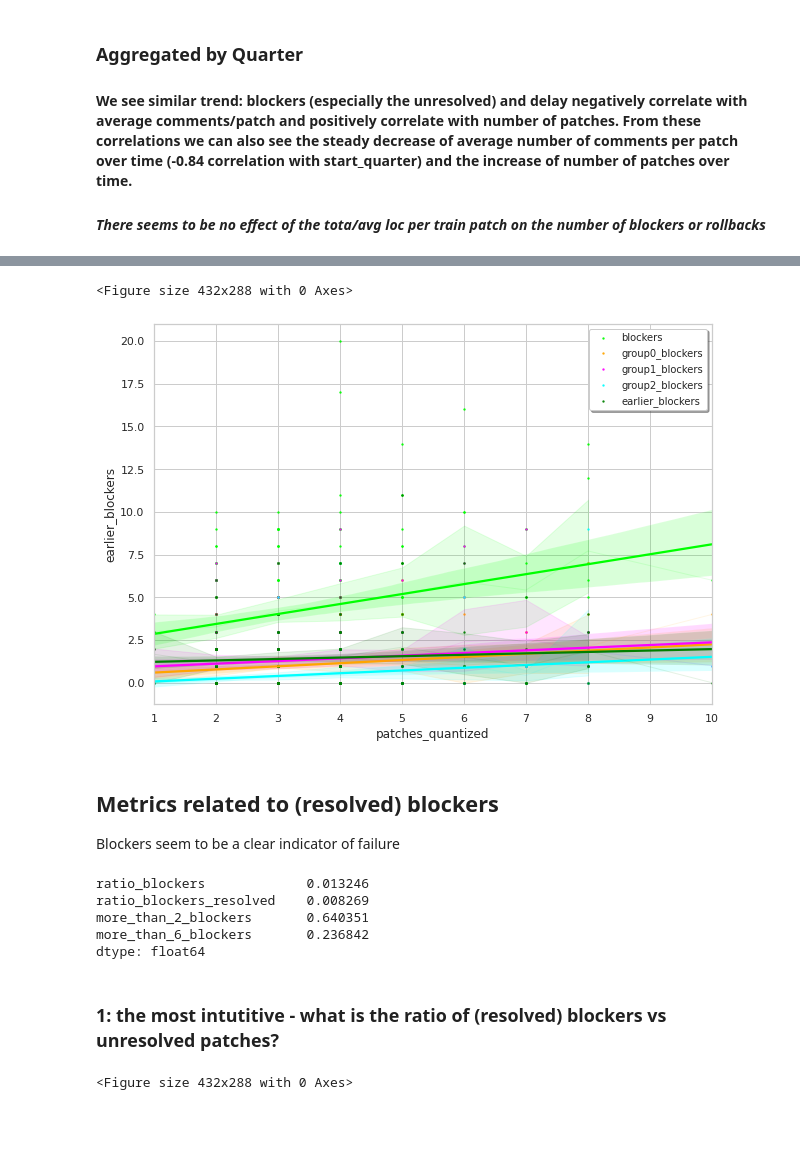
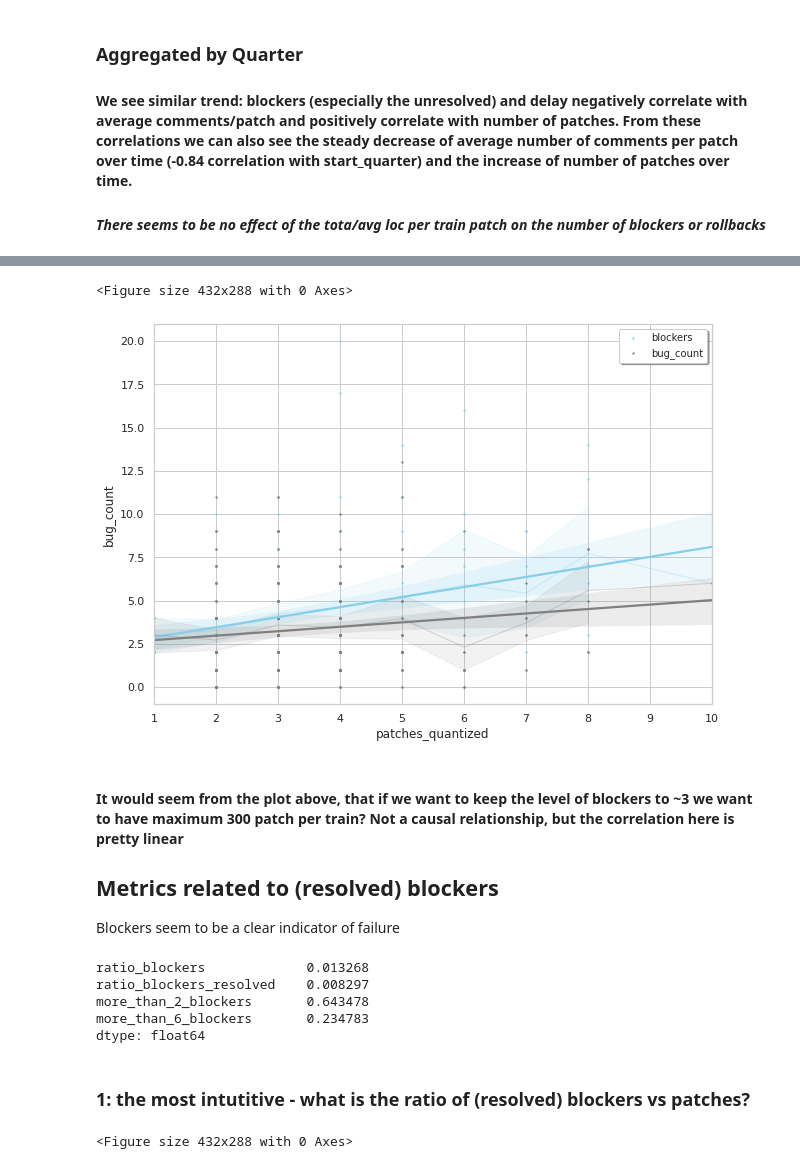
Before and after one commit to mirrys/release-engineering-data, a Jupyter notebook: metrics_reng_data.ipynb, the cells around one changed output, grey strips where cells are left out. Drawn from its saved outputs; the diff is of its cells as text; code cells hidden in the pictures; blank space fills up the shorter version.

```diff
--- a/metrics_reng_data.ipynb
+++ b/metrics_reng_data.ipynb
@@ -48,6 +48,7 @@ SELECT
     (select count(*) from blocker b where b.train_id = t.id and group_blocked = 1) as group1_blockers,
     (select count(*) from blocker b where b.train_id = t.id and group_blocked = 2) as group2_blockers,
     (select count(*) from blocker b where b.train_id = t.id and group_blocked = -1) as earlier_blockers,
+    (select count(link) from bug_train bt join bug b on bt.bug_id = b.id where bt.train_id = t.id) as bug_count,
     start_time
 FROM train t
 ''', engine)
@@ -94,7 +95,7 @@ sns.set(style="whitegrid")
 colors=[]
 
 fig,  ax= plt.subplots(figsize=(7, 7))
-for a,c in zip(['blockers','blockers_resolved','rollbacks'],["skyblue","red","black"]):
+for a,c in zip(['blockers','blockers_resolved','rollbacks','bug_count'],["skyblue","red","black","gray"]):
     ax=sns.histplot(data=traindata,x=a,label=a,kde=True,color=c,alpha=0.2)
 plt.title('Distribution of change failure, different metrics.')
 legend = ax.legend(loc='upper right', shadow=True, fontsize='small')
@@ -346,9 +348,9 @@ sns.set(style="whitegrid")
 
 fig,  ax= plt.subplots(figsize=(10, 7))
 
-for a,c in zip(['blockers','group0_blockers','group1_blockers','group2_blockers','earlier_blockers'],["lime","orange","magenta","aqua","green"]):
-    sns.lineplot(x="train_total_time_days", y=a,data=traindata,color=c,linewidth=1,alpha=0.1,err_kws={'alpha':0.1})
-    sns.regplot(x="train_total_time_days", y=a,data=traindata,color=c, label=a,scatter_kws={'s':2})
+for a,c in zip(['blockers','bug_count'],["lime","gray"]):
+    sns.lineplot(x="rollbacks", y=a,data=traindata,color=c,linewidth=1,alpha=0.3,err_kws={'alpha':0.1},label=a)
+    #sns.regplot(x="rollbacks", y=a,data=traindata,color=c, label=a,scatter_kws={'s':2})
 
 #sns.lineplot(x="train_total_time_days", y="patches_hundreds",data=traindata,color="aqua", label= "patches")
 #sns.lineplot(x="patches_quantized", y="rollbacks",data=traindata,color="black", label="rollbacks")#sns.lineplot(x="patches", y="rollbacks",data=traindata,color="black", label="rollbacks")
@@ -359,23 +365,24 @@ legend = ax.legend(loc='upper right', shadow=True, fontsize='small')
 # %%
 plt.clf()
 sns.set(style="whitegrid")
 
 fig,  ax= plt.subplots(figsize=(10, 7))
 
 traindata["patches_quantized"]=[round(i) for i in traindata["patches_quantized"]]
-for a,c in zip(['blockers','group0_blockers','group1_blockers','group2_blockers','earlier_blockers'],["lime","orange","magenta","aqua","green"]):
-    sns.lineplot(x="patches_quantized", y=a,data=traindata,color=c,linewidth=1,alpha=0.1,err_kws={'alpha':0.1})
+for a,c in zip(['blockers','bug_count'],["skyblue","gray"]):
+    sns.lineplot(x="patches_quantized", y=a,data=traindata,color=c,linewidth=1,alpha=0.3,err_kws={'alpha':0.1})
     sns.regplot(x="patches_quantized", y=a,data=traindata,color=c, label=a,scatter_kws={'s':2})
 
 #sns.lineplot(x="train_total_time_days", y="patches_hundreds",data=traindata,color="aqua", label= "patches")
 #sns.lineplot(x="patches_quantized", y="rollbacks",data=traindata,color="black", label="rollbacks")#sns.lineplot(x="patches", y="rollbacks",data=traindata,color="black", label="rollbacks")
 legend = ax.legend(loc='upper right', shadow=True, fontsize='small')
 # %% [output]
 <Figure size 432x288 with 0 Axes>
-[figure, old version]
+[figure, new version]
-# %% [markdown]
-## Metrics related to (resolved) blockers
-Blockers seem to be a clear indicator of failure
+# %% [markdown]
+#### It would seem from the plot above, that if we want to keep the level of blockers to ~3 we want to have maximum 300 patch per train? Not a causal relationship, but the correlation here is pretty linear
+## Metrics related to (resolved) blockers
+Blockers seem to be a clear indicator of failure
 # %%
 traindata['ratio_blockers']=[i/(float(j)) for i,j in zip(traindata['blockers'],traindata['patches'])]
 traindata['ratio_blockers_resolved']=[i/(float(j)) for i,j in zip(traindata['blockers_resolved'],traindata['patches'])]
@@ -386,13 +393,13 @@ traindata['more_than_6_resolved_blockers']=[1 if i>6 else 0 for i in traindata['
 # %%
 traindata[['ratio_blockers','ratio_blockers_resolved','more_than_2_blockers','more_than_6_blockers']].mean()
 # %% [output]
-ratio_blockers             0.013246
-ratio_blockers_resolved    0.008269
-more_than_2_blockers       0.640351
-more_than_6_blockers       0.236842
+ratio_blockers             0.013268
+ratio_blockers_resolved    0.008297
+more_than_2_blockers       0.643478
+more_than_6_blockers       0.234783
 dtype: float64
 # %% [markdown]
-### 1: the most intutitive - what is the ratio of (resolved) blockers vs unresolved patches?
+### 1: the most intutitive - what is the ratio of (resolved) blockers vs patches?
 # %%
 from datetime import date
 plt.clf()
```
Also changed, not shown: parts of 33 cells of this notebook.
